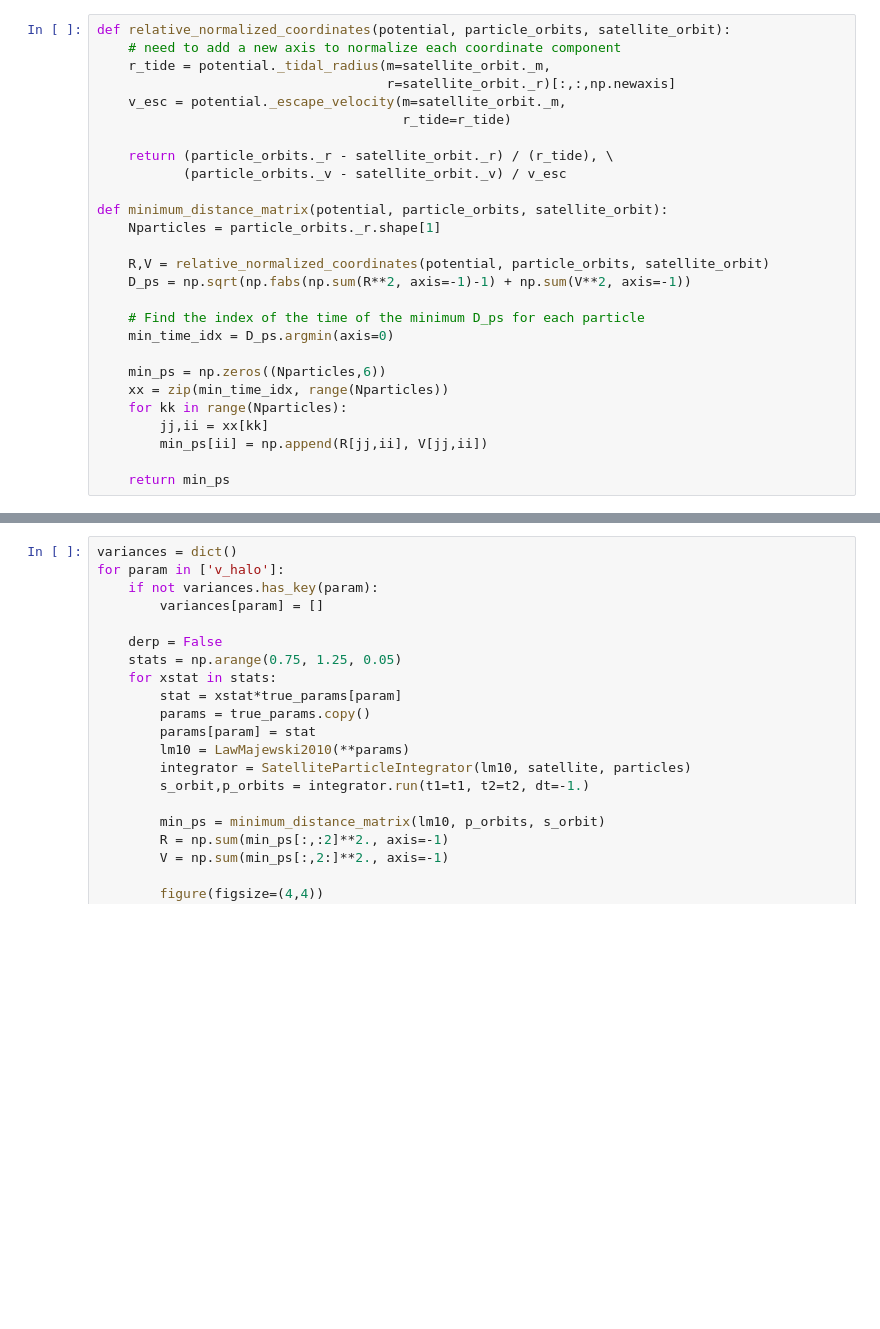
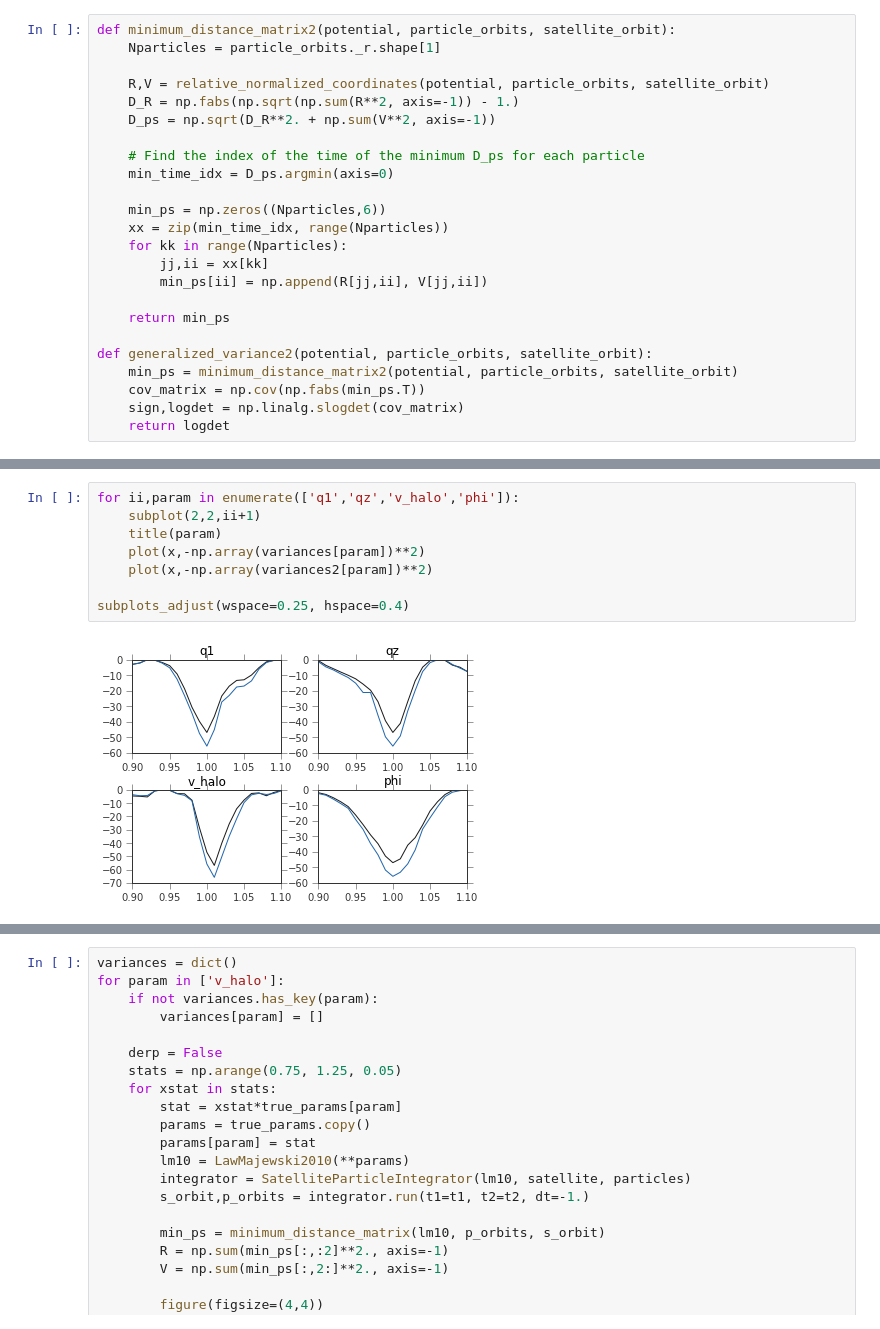
Before and after one commit to adrn/streams, a Jupyter notebook: text/notebooks/Vary one parameter.ipynb, the cells around one changed output, grey strips where cells are left out. Drawn from its saved outputs; the diff is of its cells as text; blank space fills up the shorter version.

```diff
--- a/text/notebooks/Vary one parameter.ipynb
+++ b/text/notebooks/Vary one parameter.ipynb
@@ -12,19 +13,10 @@ resolution = 3.
 # %%
-def relative_normalized_coordinates(potential, particle_orbits, satellite_orbit):
-    # need to add a new axis to normalize each coordinate component
-    r_tide = potential._tidal_radius(m=satellite_orbit._m,
-                                     r=satellite_orbit._r)[:,:,np.newaxis]
-    v_esc = potential._escape_velocity(m=satellite_orbit._m,
-                                       r_tide=r_tide)
-
-    return (particle_orbits._r - satellite_orbit._r) / (r_tide), \
-           (particle_orbits._v - satellite_orbit._v) / v_esc
-
-def minimum_distance_matrix(potential, particle_orbits, satellite_orbit):
+def minimum_distance_matrix2(potential, particle_orbits, satellite_orbit):
     Nparticles = particle_orbits._r.shape[1]
 
     R,V = relative_normalized_coordinates(potential, particle_orbits, satellite_orbit)
-    D_ps = np.sqrt(np.fabs(np.sum(R**2, axis=-1)-1) + np.sum(V**2, axis=-1))
+    D_R = np.fabs(np.sqrt(np.sum(R**2, axis=-1)) - 1.)
+    D_ps = np.sqrt(D_R**2. + np.sum(V**2, axis=-1))
 
     # Find the index of the time of the minimum D_ps for each particle
     min_time_idx = D_ps.argmin(axis=0)
@@ -36,3 +28,9 @@ def minimum_distance_matrix(potential, particle_orbits, satellite_orbit):
         min_ps[ii] = np.append(R[jj,ii], V[jj,ii])
 
     return min_ps
+
+def generalized_variance2(potential, particle_orbits, satellite_orbit):
+    min_ps = minimum_distance_matrix2(potential, particle_orbits, satellite_orbit)
+    cov_matrix = np.cov(np.fabs(min_ps.T))
+    sign,logdet = np.linalg.slogdet(cov_matrix)
+    return logdet
@@ -79 +56,11 @@ for param in ['q1','qz','v_halo','phi']:
+# %%
+for ii,param in enumerate(['q1','qz','v_halo','phi']):
+    subplot(2,2,ii+1)
+    title(param)
+    plot(x,-np.array(variances[param])**2)
+    plot(x,-np.array(variances2[param])**2)
+
+subplots_adjust(wspace=0.25, hspace=0.4)
+# %% [output]
+[figure, added]
 # %%
```
Also changed, not shown: parts of 5 cells of this notebook.
